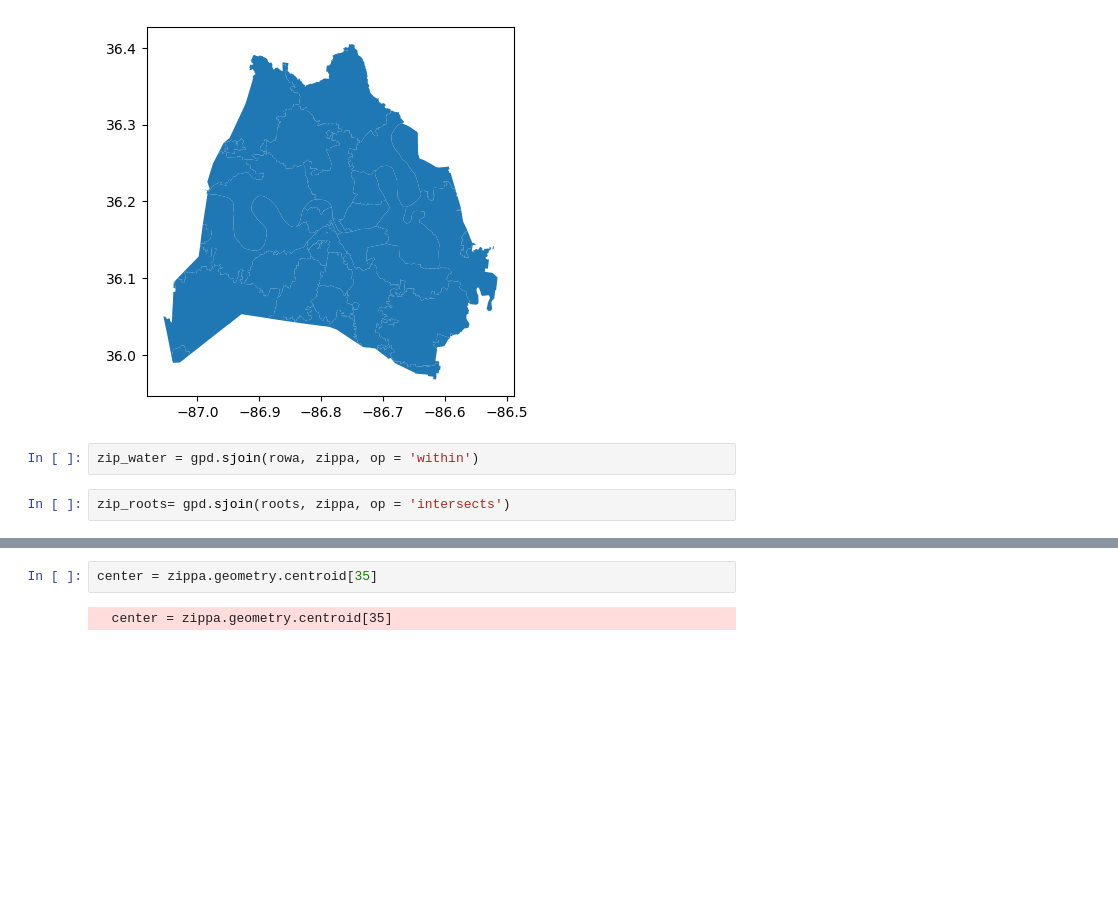
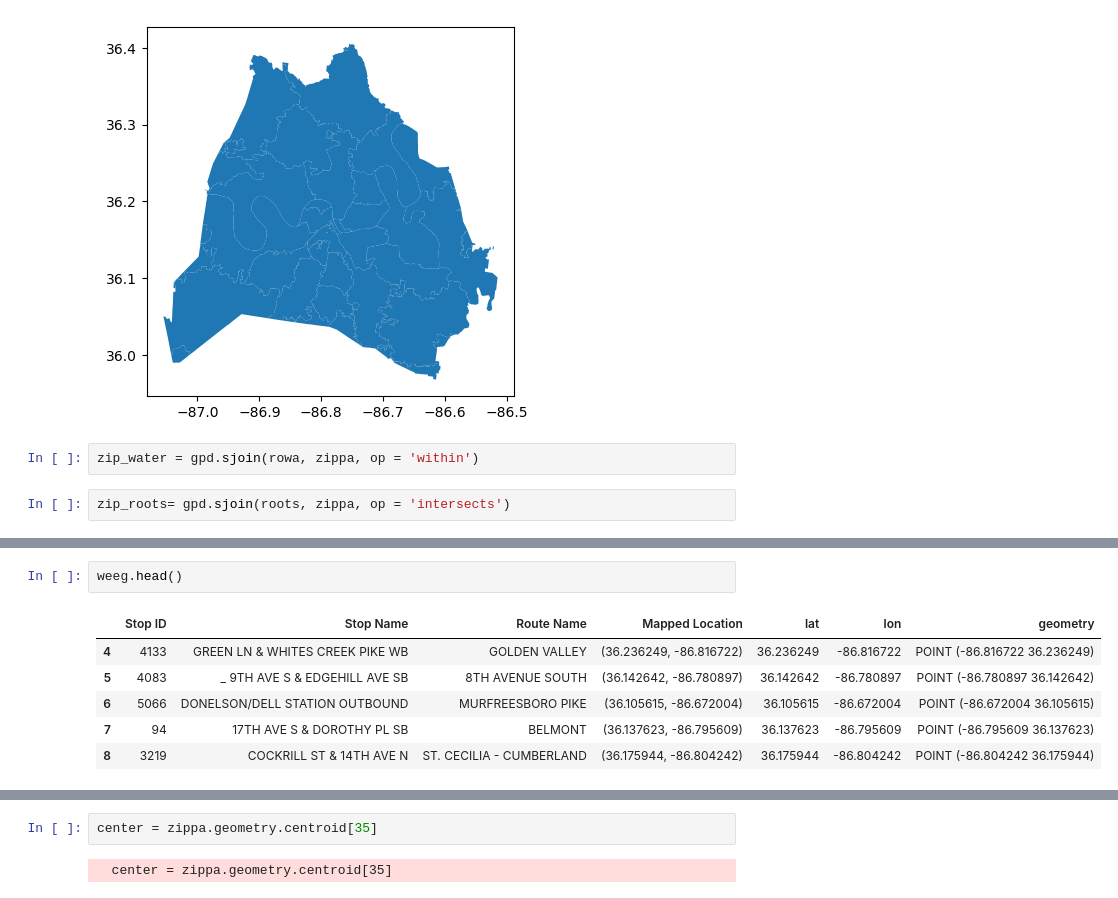
Before and after one commit to NSS-Data-Analytics-Cohort-8/geospatial-python-workshop-pshanx, a Jupyter notebook: notebooks/spatial.ipynb, the cells around one changed output, grey strips where cells are left out. Cells and saved outputs as stored; diff of their text form; blank space fills up the shorter version.

```diff
--- a/notebooks/spatial.ipynb
+++ b/notebooks/spatial.ipynb
@@ -227,0 +212,9 @@ plt.show()
+# %%
+weeg.head()
+# %% [output]
+|  | Stop ID | Stop Name | Route Name | Mapped Location | lat | lon | geometry |
+| 4 | 4133 | GREEN LN & WHITES CREEK PIKE WB | GOLDEN VALLEY | (36.236249, -86.816722) | 36.236249 | -86.816722 | POINT (-86.816722 36.236249) |
+| 5 | 4083 | _ 9TH AVE S & EDGEHILL AVE SB | 8TH AVENUE SOUTH | (36.142642, -86.780897) | 36.142642 | -86.780897 | POINT (-86.780897 36.142642) |
+| 6 | 5066 | DONELSON/DELL STATION OUTBOUND | MURFREESBORO PIKE | (36.105615, -86.672004) | 36.105615 | -86.672004 | POINT (-86.672004 36.105615) |
+| 7 | 94 | 17TH AVE S & DOROTHY PL SB | BELMONT | (36.137623, -86.795609) | 36.137623 | -86.795609 | POINT (-86.795609 36.137623) |
+| 8 | 3219 | COCKRILL ST & 14TH AVE N | ST. CECILIA - CUMBERLAND | (36.175944, -86.804242) | 36.175944 | -86.804242 | POINT (-86.804242 36.175944) |
```
Also changed, not shown: parts of 10 cells of this notebook.
